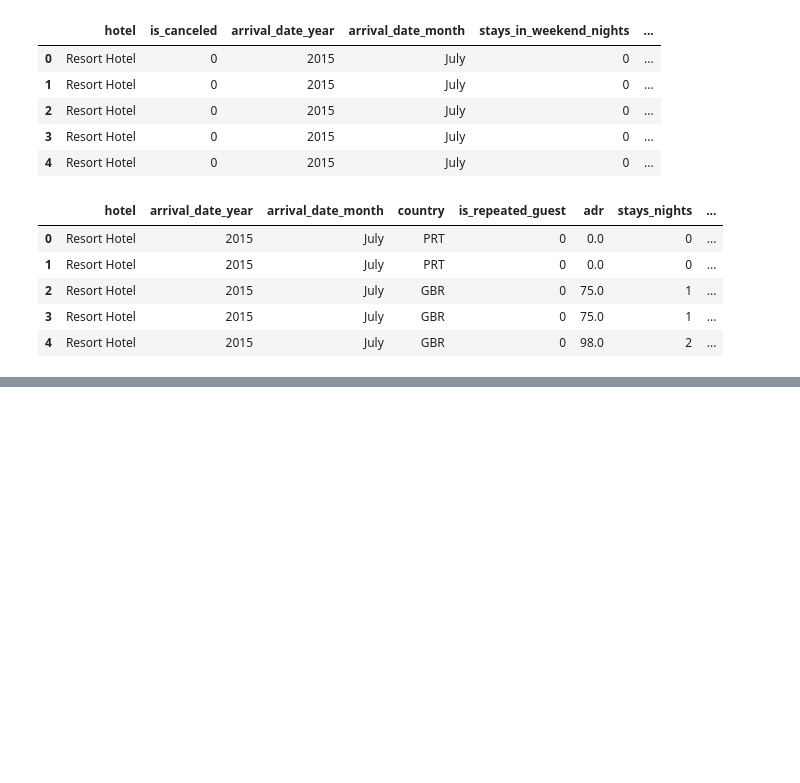
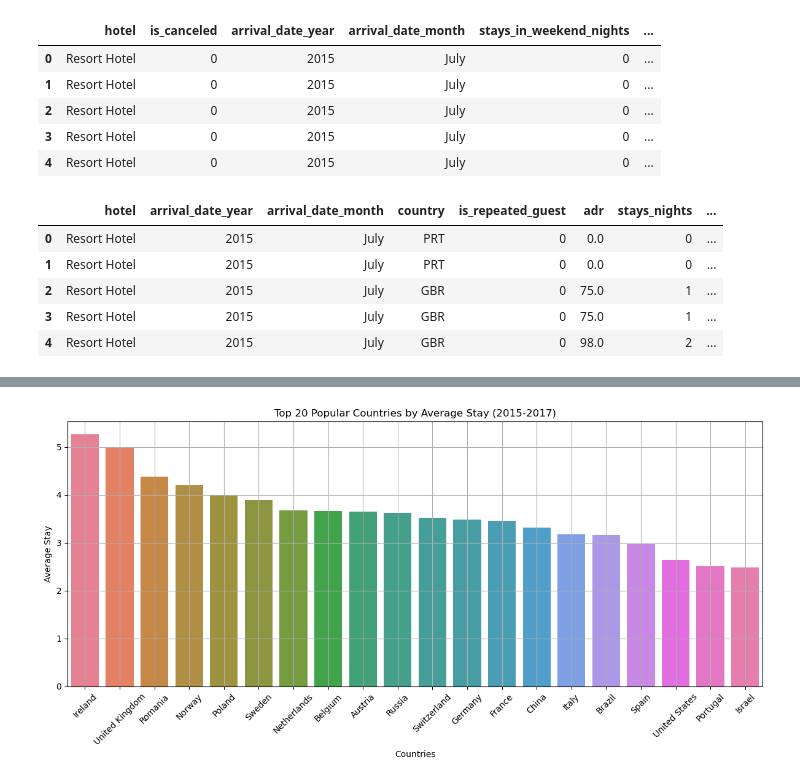
Before and after one commit to Kathyvng/Project1_Group6, a Jupyter notebook: 1_Data/Global_Tourism_Part1.ipynb, the cells around one changed output, grey strips where cells are left out. Saved outputs shown, nothing was run; the diff lists cells and outputs as text; code cells hidden in the pictures; blank space fills up the shorter version.

```diff
--- a/1_Data/Global_Tourism_Part1.ipynb
+++ b/1_Data/Global_Tourism_Part1.ipynb
@@ -69,0 +371,7 @@ hotel_data.head()
+# %%
+# Top 20 countries with average_stay, total_guests_nights
+top_popularity_by_total_guest_nights = top_popularity_by_guests.sort_values(by="total_guest_nights", ascending=False).head(20)
+top_popularity_by_average_stay = top_popularity_by_guests.sort_values(by="average_stay", ascending=False).head(20)
+
+print(top_popularity_by_total_guest_nights)
+print(top_popularity_by_average_stay)
@@ -69,0 +424,15 @@ hotel_data.head()
+# %%
+# Chart showing Top 20 Countries by Average Stay
+
+plt.figure(figsize=(12, 6))
+sns.barplot(data=top_popularity_by_average_stay, x='country_name', y='average_stay', hue='country_name')
+plt.title('Top 20 Popular Countries by Average Stay (2015-2017)')
+plt.xlabel('Countries')
+plt.ylabel('Average Stay')
+plt.xticks(rotation=45)
+plt.grid()
+plt.tight_layout()
+
+plt.show()
+# %% [output]
+[figure, added]
```
Also changed, not shown: parts of 23 cells of this notebook.
